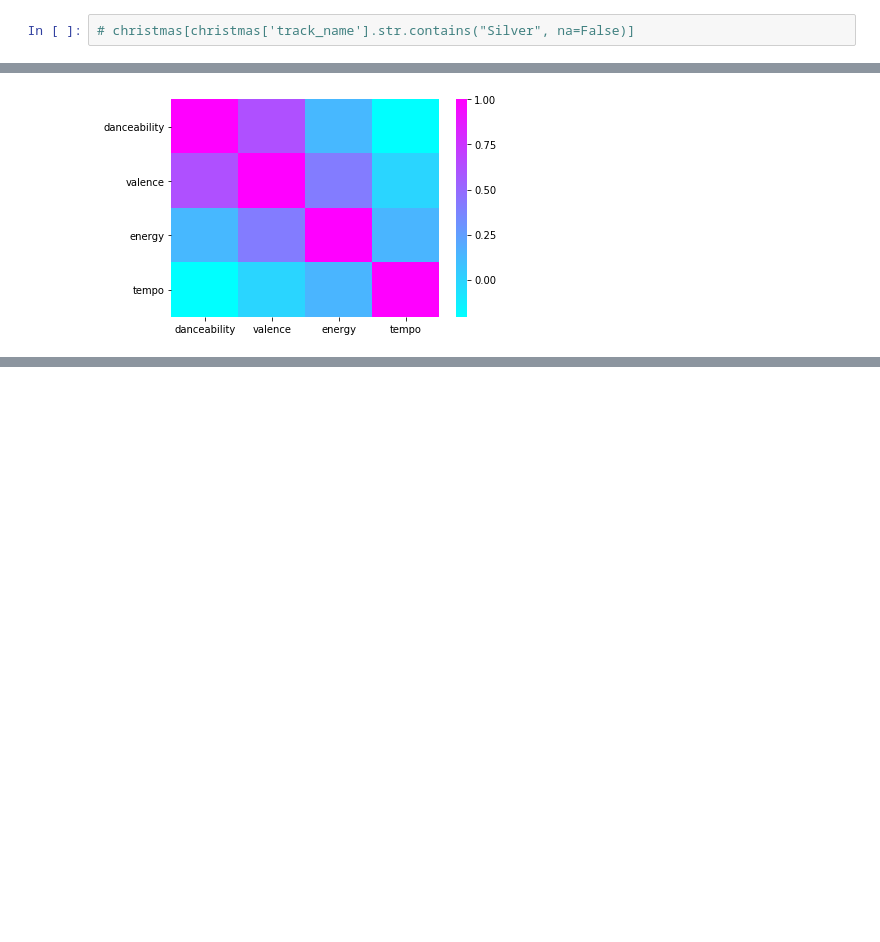
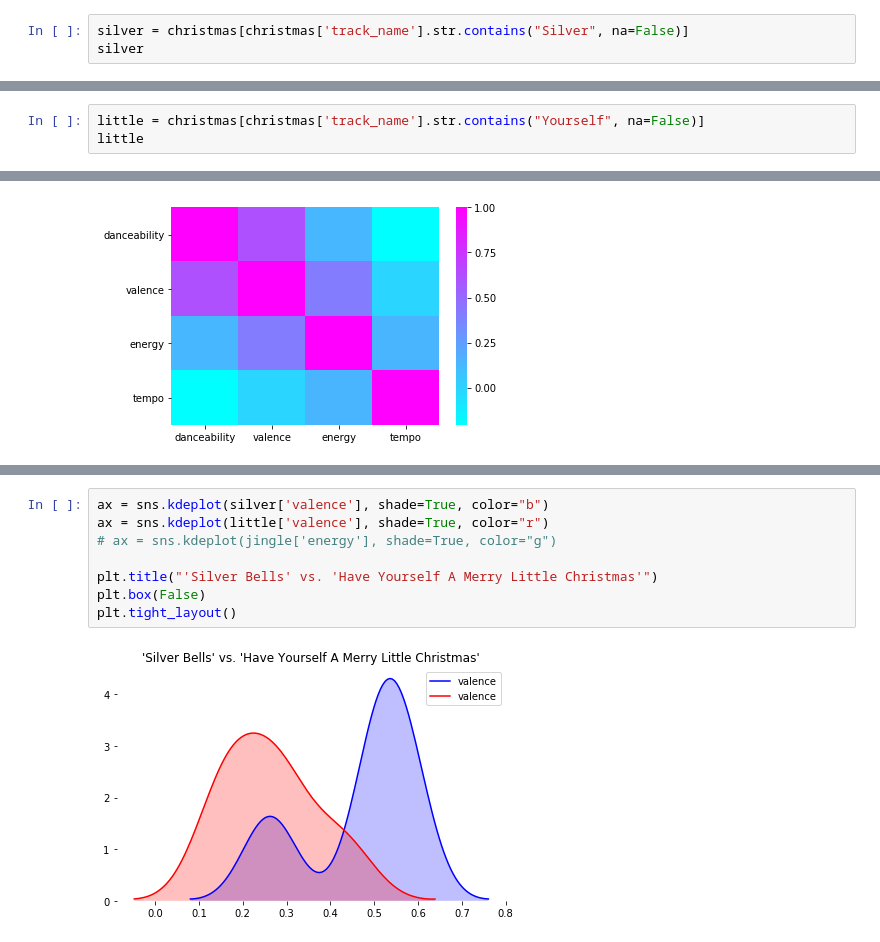
Before and after one commit to at3432/DataStudioProjects, a Jupyter notebook: Christmas/Christmas.ipynb, the cells around one changed output, grey strips where cells are left out. Drawn from its saved outputs; the diff is of its cells as text; blank space fills up the shorter version.

```diff
--- a/Christmas/Christmas.ipynb
+++ b/Christmas/Christmas.ipynb
@@ -150,4 +151,5 @@ major  Silver Bells
        You and Me and Christmas                                                        1
 Name: track_name, Length: 142, dtype: int64
 # %%
-# christmas[christmas['track_name'].str.contains("Silver", na=False)]
+silver = christmas[christmas['track_name'].str.contains("Silver", na=False)]
+silver
@@ -153,0 +174,3 @@ Name: track_name, Length: 142, dtype: int64
+# %%
+little = christmas[christmas['track_name'].str.contains("Yourself", na=False)]
+little
@@ -182,0 +272,10 @@ sns.heatmap(majorheat.corr(),annot=False,cmap="cool")
+# %%
+ax = sns.kdeplot(silver['valence'], shade=True, color="b")
+ax = sns.kdeplot(little['valence'], shade=True, color="r")
+# ax = sns.kdeplot(jingle['energy'], shade=True, color="g")
+
+plt.title("'Silver Bells' vs. 'Have Yourself A Merry Little Christmas'")
+plt.box(False)
+plt.tight_layout()
+# %% [output]
+[figure, added]
```
Also changed, not shown: parts of 19 cells of this notebook, 2 other files.
